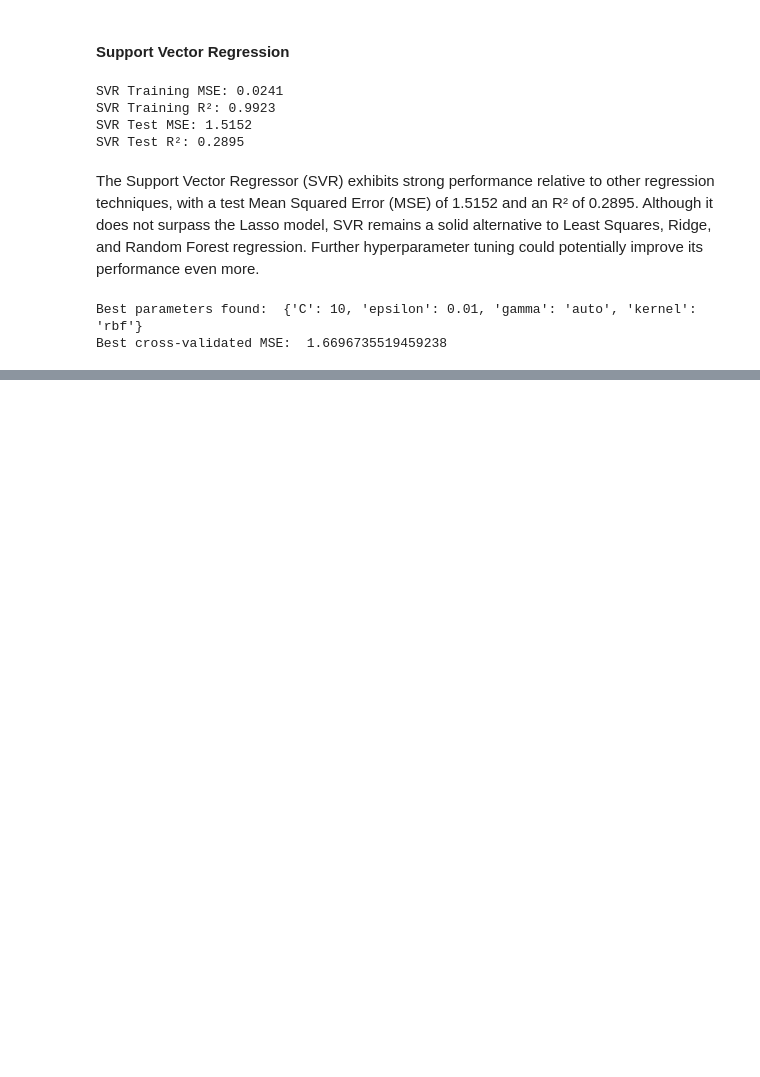
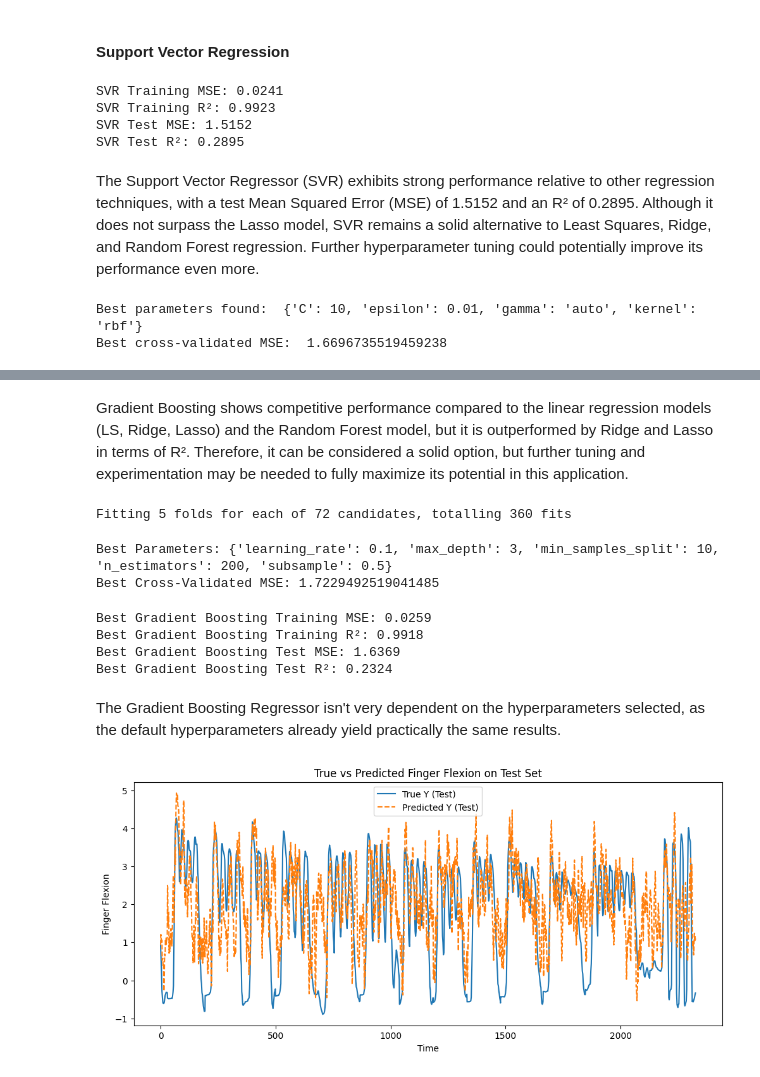
Before and after one commit to YessineMkaouar/Practical-Machine-Learning, a Jupyter notebook: Regression/Lab2.ipynb, the cells around one changed output, grey strips where cells are left out. Cells and saved outputs as stored; diff of their text form; code cells hidden in the pictures; blank space fills up the shorter version.

```diff
--- a/Regression/Lab2.ipynb
+++ b/Regression/Lab2.ipynb
@@ -836,0 +1013,66 @@ Best cross-validated MSE:  1.6696735519459238
+# %% [markdown]
+Gradient Boosting shows competitive performance compared to the linear regression models (LS, Ridge, Lasso) and the Random Forest model, but it is outperformed by Ridge and Lasso in terms of R². Therefore, it can be considered a solid option, but further tuning and experimentation may be needed to fully maximize its potential in this application.
+# %%
+# Define the hyperparameter grid
+param_grid = {
+    'learning_rate': [0.01, 0.1],
+    'n_estimators': [100, 200],
+    'max_depth': [3, 5, 7],
+    'min_samples_split': [2, 5, 10],
+    'subsample': [0.5, 1.0]
+}
+
+# Setup the GridSearchCV
+grid_search = GridSearchCV(estimator=gbr_model, param_grid=param_grid,
+                           scoring='neg_mean_squared_error', cv=5, verbose=1, n_jobs=-1)
+
+# Fit the grid search to the data
+grid_search.fit(X_train, Y_train)
+
+# Print the best parameters and best score
+print("Best Parameters:", grid_search.best_params_)
+print("Best Cross-Validated MSE:", -grid_search.best_score_)
+# %% [output]
+Fitting 5 folds for each of 72 candidates, totalling 360 fits
+Best Parameters: {'learning_rate': 0.1, 'max_depth': 3, 'min_samples_split': 10, 'n_estimators': 200, 'subsample': 0.5}
+Best Cross-Validated MSE: 1.7229492519041485
+# %%
+# Get best parameters and estimator
+best_params = grid_search.best_params_
+best_gbr_model = grid_search.best_estimator_
+
+# Make predictions with the best model
+Y_train_pred_best_gbr = best_gbr_model.predict(X_train)
+Y_test_pred_best_gbr = best_gbr_model.predict(X_test)
+
+# Compute MSE and R² for the best model
+mse_train_best_gbr = mean_squared_error(Y_train, Y_train_pred_best_gbr)
+r2_train_best_gbr = r2_score(Y_train, Y_train_pred_best_gbr)
+
+mse_test_best_gbr = mean_squared_error(Y_test, Y_test_pred_best_gbr)
+r2_test_best_gbr = r2_score(Y_test, Y_test_pred_best_gbr)
+
+# Print the results
+print(f"Best Gradient Boosting Training MSE: {mse_train_best_gbr:.4f}")
+print(f"Best Gradient Boosting Training R²: {r2_train_best_gbr:.4f}")
+print(f"Best Gradient Boosting Test MSE: {mse_test_best_gbr:.4f}")
+print(f"Best Gradient Boosting Test R²: {r2_test_best_gbr:.4f}")
+# %% [output]
+Best Gradient Boosting Training MSE: 0.0259
+Best Gradient Boosting Training R²: 0.9918
+Best Gradient Boosting Test MSE: 1.6369
+Best Gradient Boosting Test R²: 0.2324
+# %% [markdown]
+The Gradient Boosting Regressor isn't very dependent on the hyperparameters selected, as the default hyperparameters already yield practically the same results.
+# %%
+# Plot the true and predicted values for the test set
+plt.figure(figsize=(12, 5))
+plt.plot(Y_test, label='True Y (Test)')
+plt.plot(Y_test_pred_best_gbr, label='Predicted Y (Test)', linestyle='--')
+plt.title('True vs Predicted Finger Flexion on Test Set')
+plt.xlabel('Time')
+plt.ylabel('Finger Flexion')
+plt.legend()
+plt.show()
+# %% [output]
+[figure, added]
```
Also changed, not shown: parts of 26 cells of this notebook.
